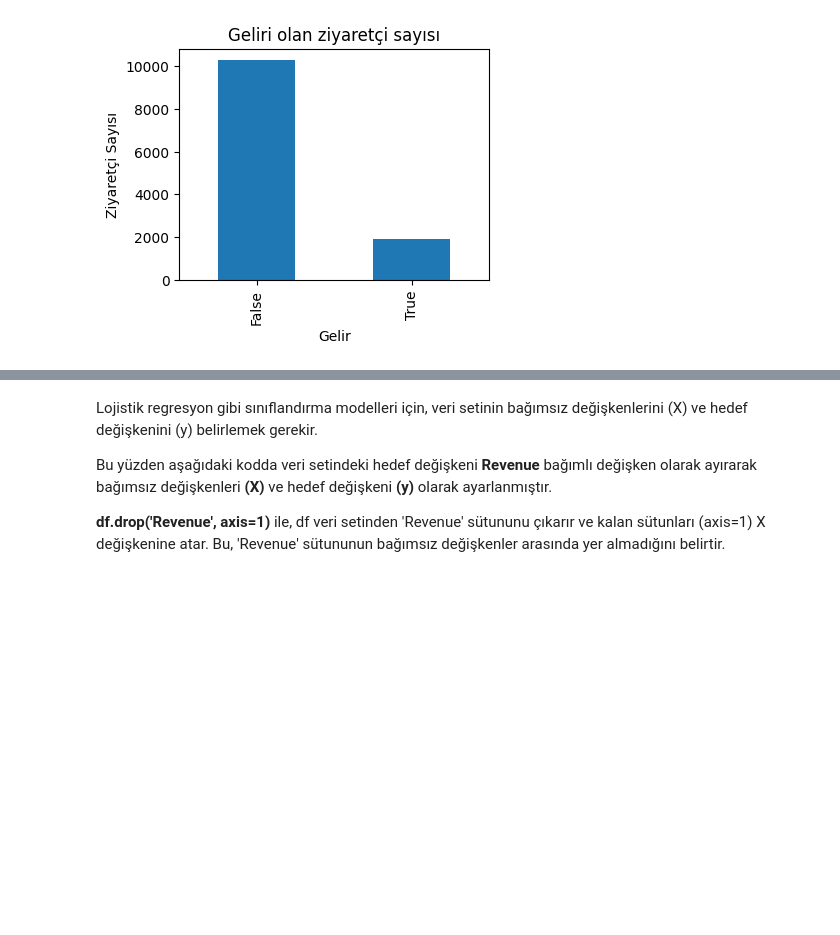
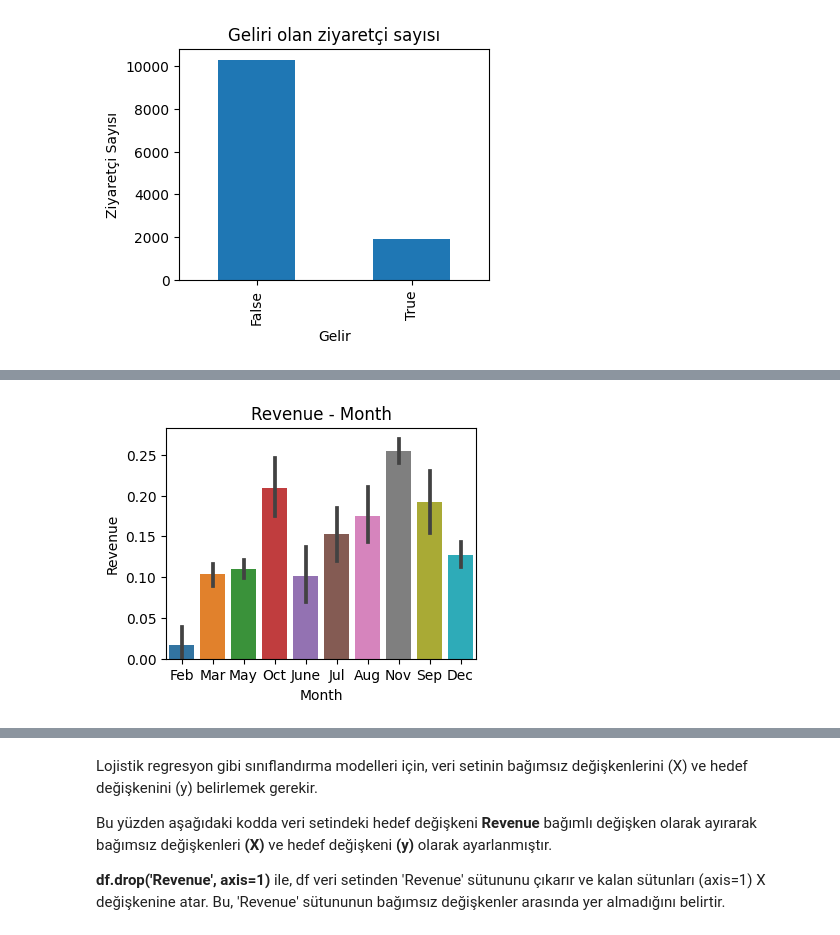
Before and after one commit to burcuuluag/python_projects, a Jupyter notebook: ml_projects/online_shoppers/main.ipynb, the cells around one changed output, grey strips where cells are left out. Cells and saved outputs as stored; diff of their text form; code cells hidden in the pictures; blank space fills up the shorter version.

```diff
--- a/ml_projects/online_shoppers/main.ipynb
+++ b/ml_projects/online_shoppers/main.ipynb
@@ -149,0 +140,6 @@ plt.show()
+# %%
+sns.barplot(x='Month', y='Revenue', data=df)
+plt.title('Revenue - Month')
+plt.show()
+# %% [output]
+[figure, added]
```
Also changed, not shown: parts of 11 cells of this notebook.
